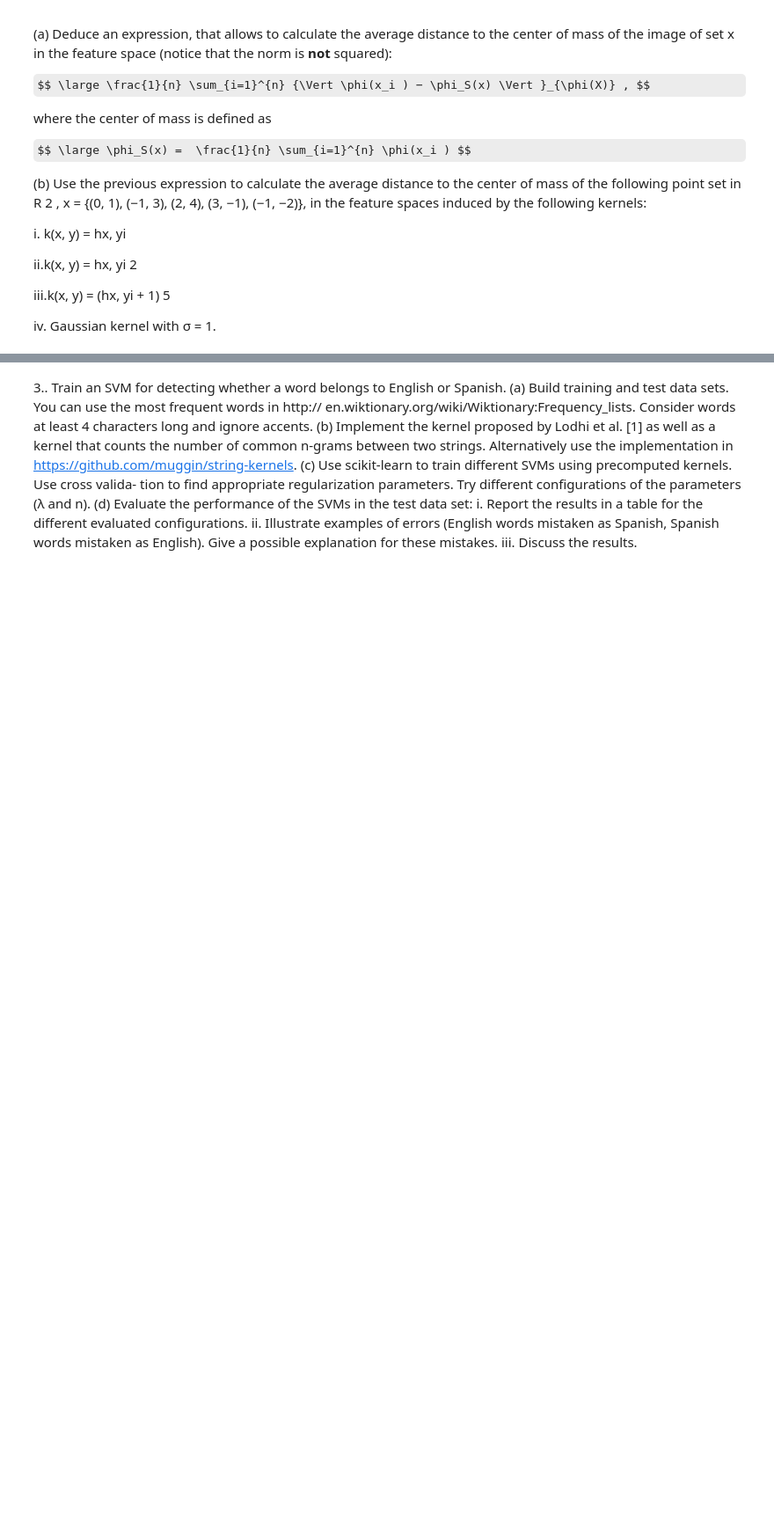
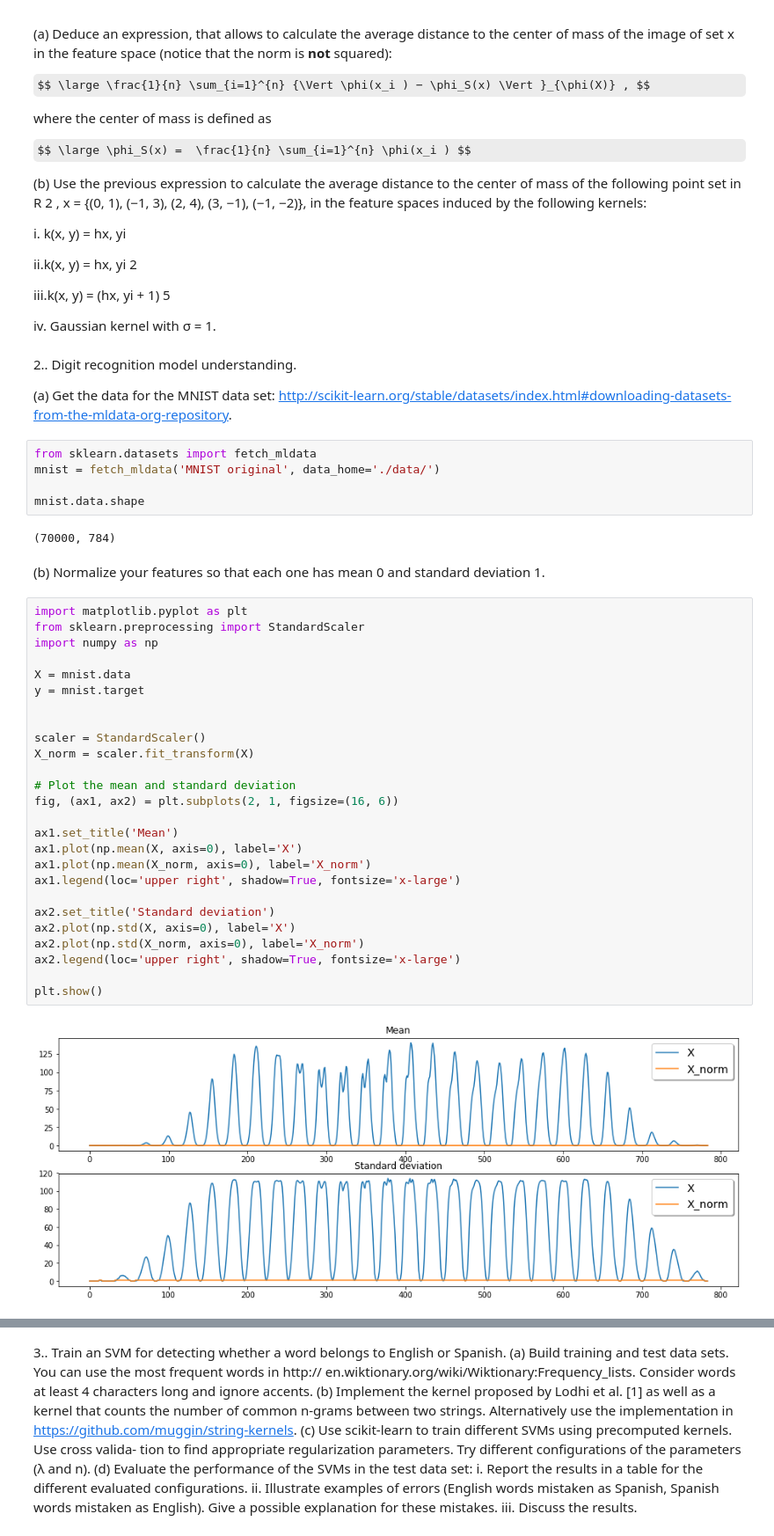
Before and after one commit to ingJSNA/machineLearning2018, a Jupyter notebook: ml-assign3-jsnavarroa.ipynb, the cells around one changed output, grey strips where cells are left out. Shown at 88% size. Cells and saved outputs as stored; diff of their text form; some formulas as TeX source; blank space fills up the shorter version.

```diff
--- a/ml-assign3-jsnavarroa.ipynb
+++ b/ml-assign3-jsnavarroa.ipynb
@@ -29,3 +29,44 @@ ii.k(x, y) = hx, yi 2
 iii.k(x, y) = (hx, yi + 1) 5
 
 iv. Gaussian kernel with σ = 1.
+# %% [markdown]
+2.. Digit recognition model understanding.
+
+(a) Get the data for the MNIST data set: http://scikit-learn.org/stable/datasets/index.html#downloading-datasets-from-the-mldata-org-repository.
+# %%
+from sklearn.datasets import fetch_mldata
+mnist = fetch_mldata('MNIST original', data_home='./data/')
+
+mnist.data.shape
+# %% [output]
+(70000, 784)
+# %% [markdown]
+(b) Normalize your features so that each one has mean 0 and standard deviation 1.
+# %%
+import matplotlib.pyplot as plt
+from sklearn.preprocessing import StandardScaler
+import numpy as np
+
+X = mnist.data
+y = mnist.target
+
+
+scaler = StandardScaler()
+X_norm = scaler.fit_transform(X)
+
+# Plot the mean and standard deviation
+fig, (ax1, ax2) = plt.subplots(2, 1, figsize=(16, 6))
+
+ax1.set_title('Mean')
+ax1.plot(np.mean(X, axis=0), label='X')
+ax1.plot(np.mean(X_norm, axis=0), label='X_norm')
+ax1.legend(loc='upper right', shadow=True, fontsize='x-large')
+
+ax2.set_title('Standard deviation')
+ax2.plot(np.std(X, axis=0), label='X')
+ax2.plot(np.std(X_norm, axis=0), label='X_norm')
+ax2.legend(loc='upper right', shadow=True, fontsize='x-large')
+
+plt.show()
+# %% [output]
+[figure, added]
```
Also changed, not shown: parts of 4 cells of this notebook, 2 other files.
